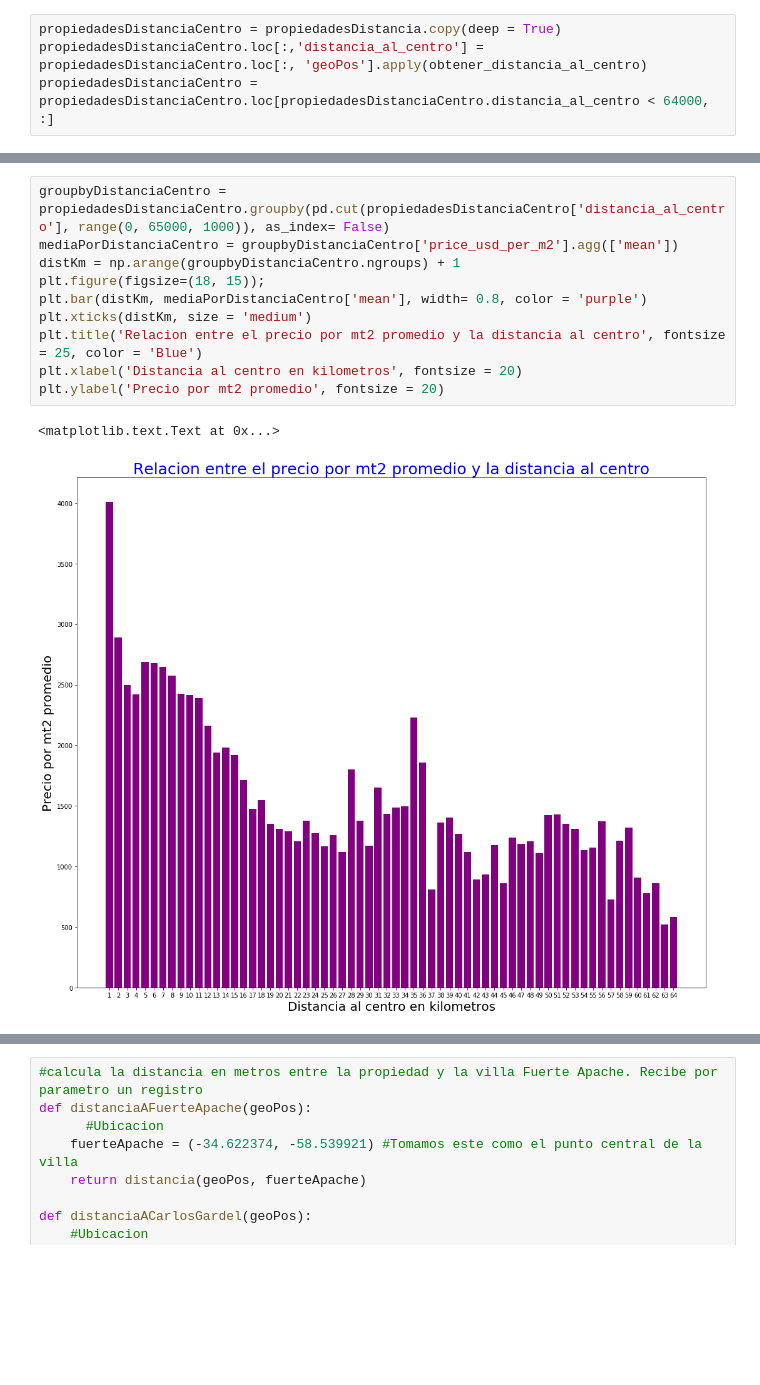
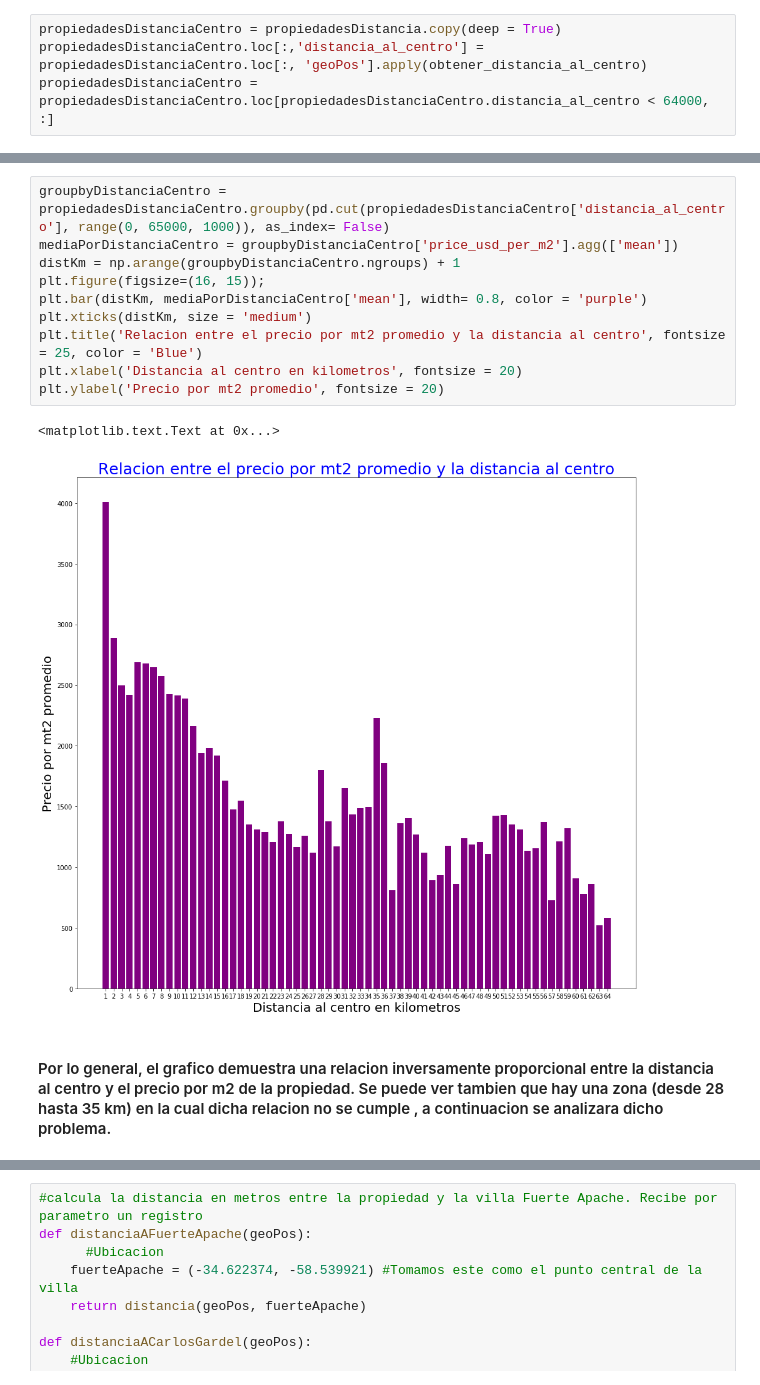
Before and after one commit to Belovic94/TP1-Analisis-Exploratorio, a Jupyter notebook: TP1 Analisis Exploratorio.ipynb, the cells around one changed output, grey strips where cells are left out. Cells and saved outputs as stored; diff of their text form; blank space fills up the shorter version.

Commit message:
Termino los ultimos graficos, falta algunas conclusiones

```diff
--- a/TP1 Analisis Exploratorio.ipynb
+++ b/TP1 Analisis Exploratorio.ipynb
@@ -320,16 +348,18 @@ propiedadesDistancia
 # %%
 groupbyDistanciaCentro = propiedadesDistanciaCentro.groupby(pd.cut(propiedadesDistanciaCentro['distancia_al_centro'], range(0, 65000, 1000)), as_index= False)
 mediaPorDistanciaCentro = groupbyDistanciaCentro['price_usd_per_m2'].agg(['mean'])
 distKm = np.arange(groupbyDistanciaCentro.ngroups) + 1
-plt.figure(figsize=(18, 15));
+plt.figure(figsize=(16, 15));
 plt.bar(distKm, mediaPorDistanciaCentro['mean'], width= 0.8, color = 'purple')
 plt.xticks(distKm, size = 'medium')
 plt.title('Relacion entre el precio por mt2 promedio y la distancia al centro', fontsize = 25, color = 'Blue')
 plt.xlabel('Distancia al centro en kilometros', fontsize = 20)
 plt.ylabel('Precio por mt2 promedio', fontsize = 20)
 # %% [output]
 <matplotlib.text.Text at 0x...>
-[figure, old version]
+[figure, new version]
+# %% [markdown]
+#### Por lo general, el grafico demuestra una relacion inversamente proporcional entre la distancia al centro y el precio por m2 de la propiedad. Se puede ver tambien que hay una zona (desde 28 hasta 35 km) en la cual dicha relacion no se cumple , a continuacion se analizara dicho problema.
 # %%
 #Analizo la zona, en la cual el grafico anterior presenta problemas.(28 a 35 km)
 zonaProblematica = propiedadesDistanciaCentro.loc[(propiedadesDistanciaCentro.distancia_al_centro < 35000) & (propiedadesDistanciaCentro.distancia_al_centro > 28000), :]\
```
Also changed, not shown: parts of 54 cells of this notebook.
